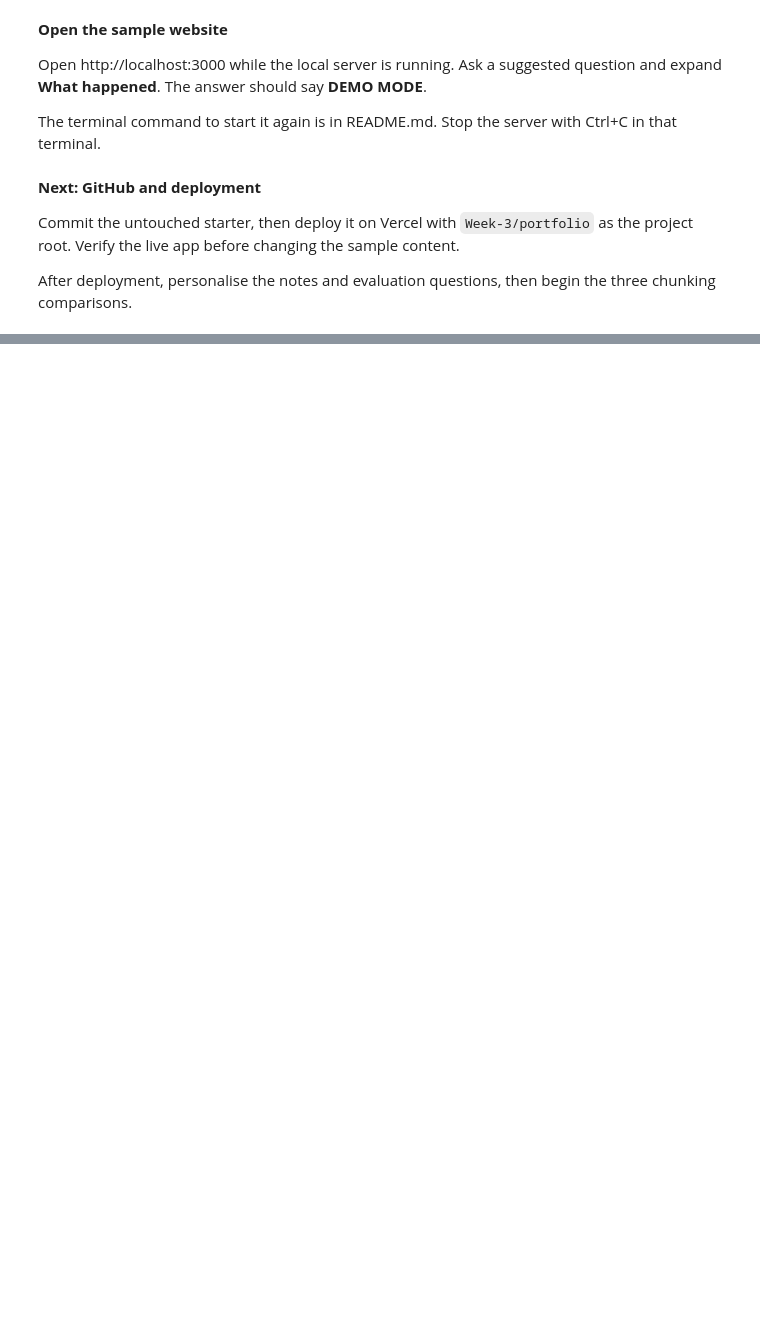
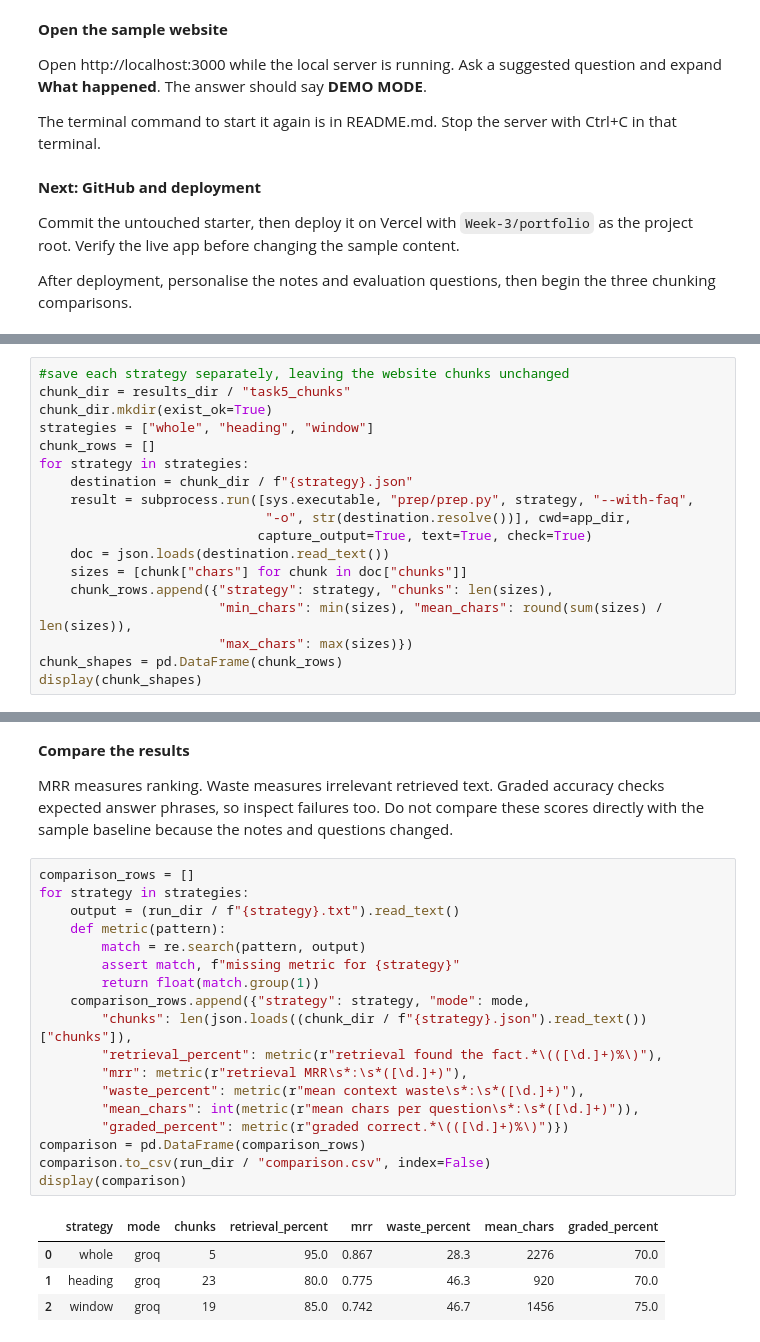
Before and after one commit to ahthini/Ahthini-LSA-AI-ML, a Jupyter notebook: Week-3/week3.ipynb, the cells around one changed output, grey strips where cells are left out. Cells and saved outputs as stored; diff of their text form; blank space fills up the shorter version.

```diff
--- a/Week-3/week3.ipynb
+++ b/Week-3/week3.ipynb
@@ -80,0 +134,18 @@ After deployment, personalise the notes and evaluation questions, then begin the
+# %%
+#save each strategy separately, leaving the website chunks unchanged
+chunk_dir = results_dir / "task5_chunks"
+chunk_dir.mkdir(exist_ok=True)
+strategies = ["whole", "heading", "window"]
+chunk_rows = []
+for strategy in strategies:
+    destination = chunk_dir / f"{strategy}.json"
+    result = subprocess.run([sys.executable, "prep/prep.py", strategy, "--with-faq",
+                             "-o", str(destination.resolve())], cwd=app_dir,
+                            capture_output=True, text=True, check=True)
+    doc = json.loads(destination.read_text())
+    sizes = [chunk["chars"] for chunk in doc["chunks"]]
+    chunk_rows.append({"strategy": strategy, "chunks": len(sizes),
+                       "min_chars": min(sizes), "mean_chars": round(sum(sizes) / len(sizes)),
+                       "max_chars": max(sizes)})
+chunk_shapes = pd.DataFrame(chunk_rows)
+display(chunk_shapes)
@@ -80,0 +208,27 @@ After deployment, personalise the notes and evaluation questions, then begin the
+# %% [markdown]
+**Compare the results**
+
+MRR measures ranking. Waste measures irrelevant retrieved text. Graded accuracy checks expected answer phrases, so inspect failures too. Do not compare these scores directly with the sample baseline because the notes and questions changed.
+# %%
+comparison_rows = []
+for strategy in strategies:
+    output = (run_dir / f"{strategy}.txt").read_text()
+    def metric(pattern):
+        match = re.search(pattern, output)
+        assert match, f"missing metric for {strategy}"
+        return float(match.group(1))
+    comparison_rows.append({"strategy": strategy, "mode": mode,
+        "chunks": len(json.loads((chunk_dir / f"{strategy}.json").read_text())["chunks"]),
+        "retrieval_percent": metric(r"retrieval found the fact.*\(([\d.]+)%\)"),
+        "mrr": metric(r"retrieval MRR\s*:\s*([\d.]+)"),
+        "waste_percent": metric(r"mean context waste\s*:\s*([\d.]+)"),
+        "mean_chars": int(metric(r"mean chars per question\s*:\s*([\d.]+)")),
+        "graded_percent": metric(r"graded correct.*\(([\d.]+)%\)")})
+comparison = pd.DataFrame(comparison_rows)
+comparison.to_csv(run_dir / "comparison.csv", index=False)
+display(comparison)
+# %% [output]
+|  | strategy | mode | chunks | retrieval_percent | mrr | waste_percent | mean_chars | graded_percent |
+| 0 | whole | groq | 5 | 95.0 | 0.867 | 28.3 | 2276 | 70.0 |
+| 1 | heading | groq | 23 | 80.0 | 0.775 | 46.3 | 920 | 70.0 |
+| 2 | window | groq | 19 | 85.0 | 0.742 | 46.7 | 1456 | 75.0 |
```
Also changed, not shown: parts of 26 cells of this notebook, 46 other files.
